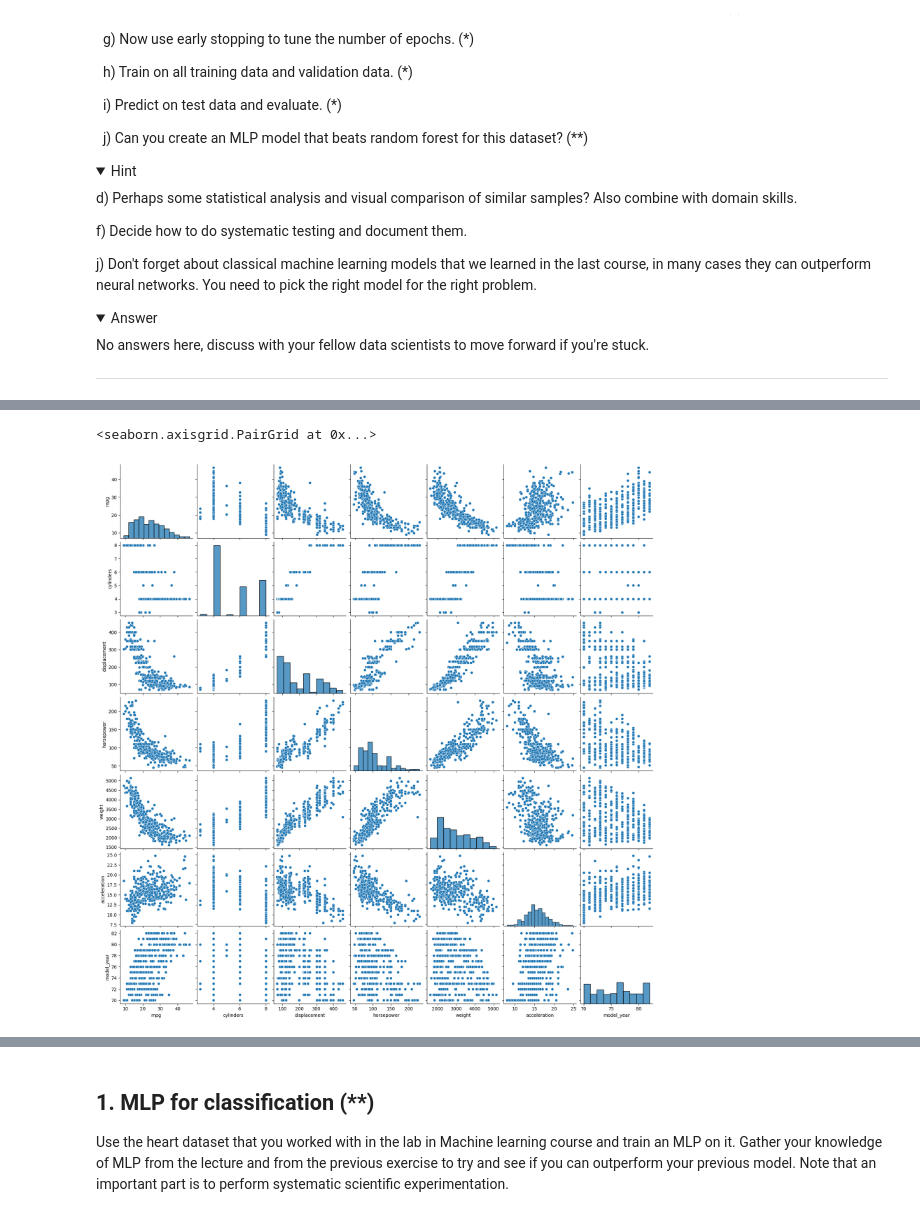
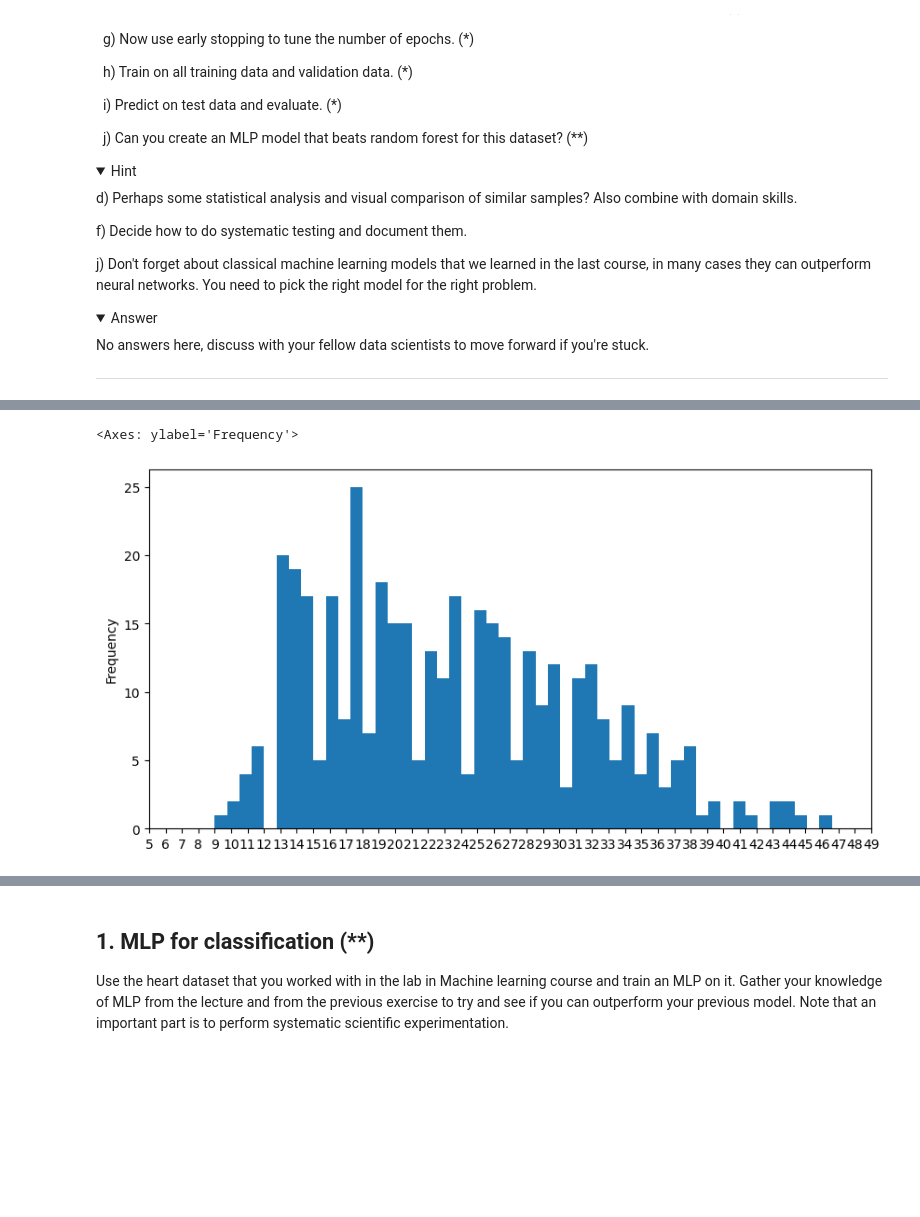
Before and after one commit to nabil0n/DeepLearning, a Jupyter notebook: exercises/E0-MLP.ipynb, the cells around one changed output, grey strips where cells are left out. Saved outputs shown, nothing was run; the diff lists cells and outputs as text; code cells hidden in the pictures; folded sections open; blank space fills up the shorter version.

```diff
--- a/exercises/E0-MLP.ipynb
+++ b/exercises/E0-MLP.ipynb
@@ -109,10 +121,12 @@ Data columns (total 9 columns):
 dtypes: float64(4), int64(3), object(2)
 memory usage: 28.1+ KB
 None
+# %%
+data['mpg'].plot(kind='hist', bins=50, xticks=range(5, 50), figsize=(10, 5))
+# %% [output]
+<Axes: ylabel='Frequency'>
+[figure, added]
 # %%
 # b) fortsättning
 # ax, fig = plt.subplots(figsize=(10, 10))
-sns.pairplot(data)
+# sns.pairplot(data)
-# %% [output]
-<seaborn.axisgrid.PairGrid at 0x...>
-[figure, removed]
```
Also changed, not shown: parts of 21 cells of this notebook, 1 other file.
